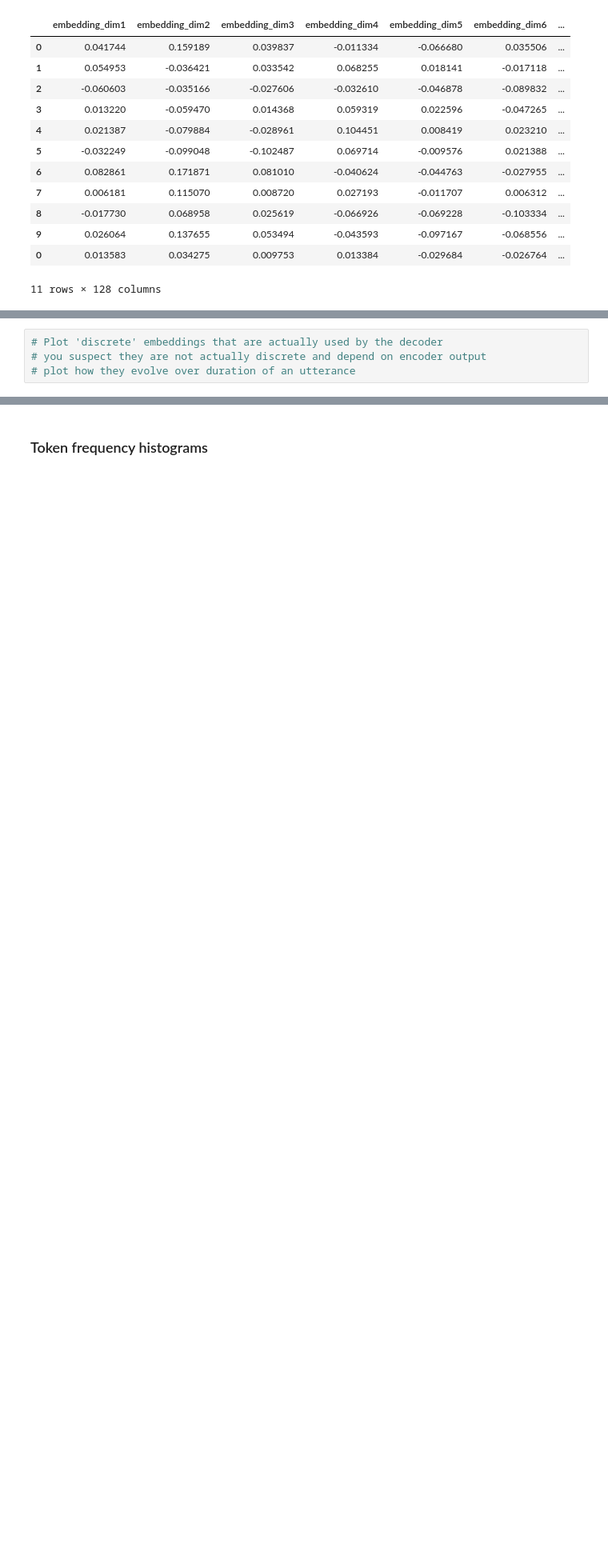
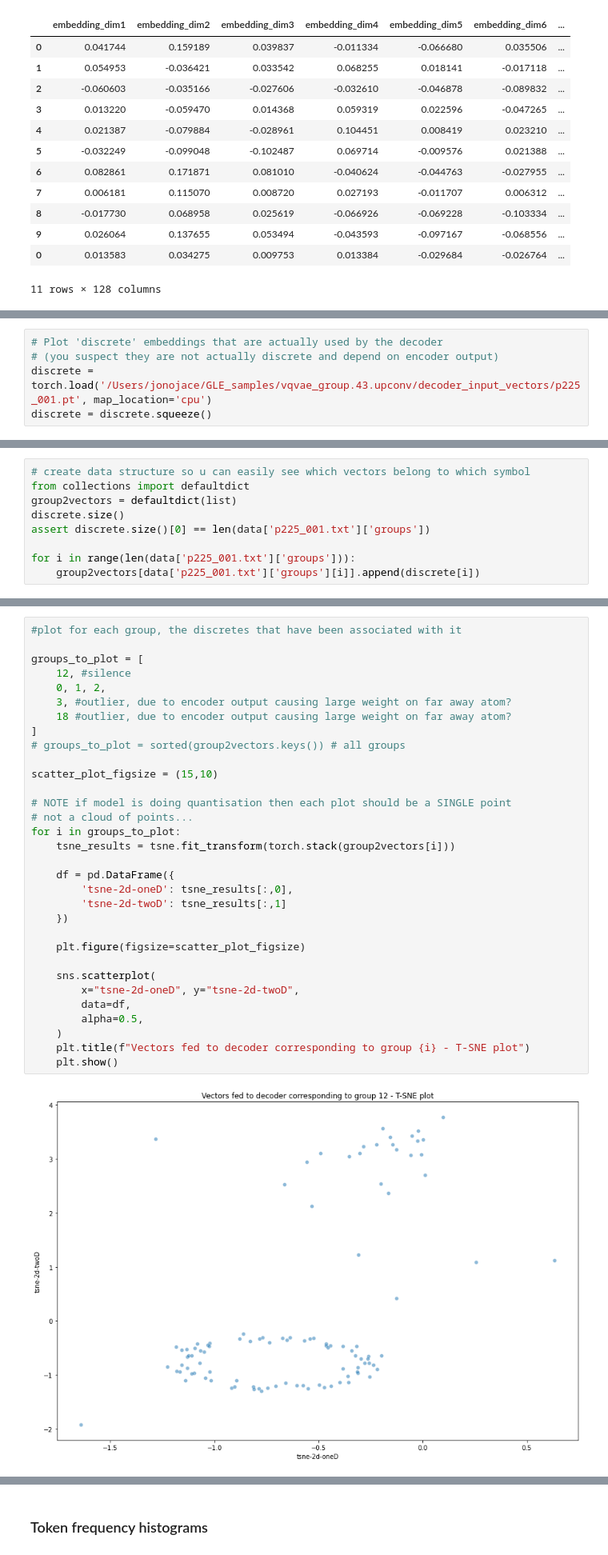
Before and after one commit to jonojace/GlobalLatentEmbedding, a Jupyter notebook: notebooks/analyse_vqvae_tokens.ipynb, the cells around one changed output, grey strips where cells are left out. Shown at 80% size. Saved outputs shown, nothing was run; the diff lists cells and outputs as text; blank space fills up the shorter version.

Commit message:
added plots showing that model is not performing discretisation

```diff
--- a/notebooks/analyse_vqvae_tokens.ipynb
+++ b/notebooks/analyse_vqvae_tokens.ipynb
@@ -234,4 +236,5 @@ plt.show()
 # %%
 # Plot 'discrete' embeddings that are actually used by the decoder
-# you suspect they are not actually discrete and depend on encoder output
-# plot how they evolve over duration of an utterance
+# (you suspect they are not actually discrete and depend on encoder output)
+discrete = torch.load('/Users/jonojace/GLE_samples/vqvae_group.43.upconv/decoder_input_vectors/p225_001.pt', map_location='cpu')
+discrete = discrete.squeeze()
@@ -237,0 +325,9 @@ plt.show()
+# %%
+# create data structure so u can easily see which vectors belong to which symbol
+from collections import defaultdict
+group2vectors = defaultdict(list)
+discrete.size()
+assert discrete.size()[0] == len(data['p225_001.txt']['groups'])
+
+for i in range(len(data['p225_001.txt']['groups'])):
+    group2vectors[data['p225_001.txt']['groups'][i]].append(discrete[i])
@@ -237,0 +342,34 @@ plt.show()
+# %%
+#plot for each group, the discretes that have been associated with it
+
+groups_to_plot = [
+    12, #silence
+    0, 1, 2,
+    3, #outlier, due to encoder output causing large weight on far away atom?
+    18 #outlier, due to encoder output causing large weight on far away atom?
+]
+# groups_to_plot = sorted(group2vectors.keys()) # all groups
+
+scatter_plot_figsize = (15,10)
+
+# NOTE if model is doing quantisation then each plot should be a SINGLE point
+# not a cloud of points...
+for i in groups_to_plot:
+    tsne_results = tsne.fit_transform(torch.stack(group2vectors[i]))
+
+    df = pd.DataFrame({
+        'tsne-2d-oneD': tsne_results[:,0],
+        'tsne-2d-twoD': tsne_results[:,1]
+    })
+
+    plt.figure(figsize=scatter_plot_figsize)
+
+    sns.scatterplot(
+        x="tsne-2d-oneD", y="tsne-2d-twoD",
+        data=df,
+        alpha=0.5,
+    )
+    plt.title(f"Vectors fed to decoder corresponding to group {i} - T-SNE plot")
+    plt.show()
+# %% [output]
+[figure, added]
```
Also changed, not shown: parts of 16 cells of this notebook.
